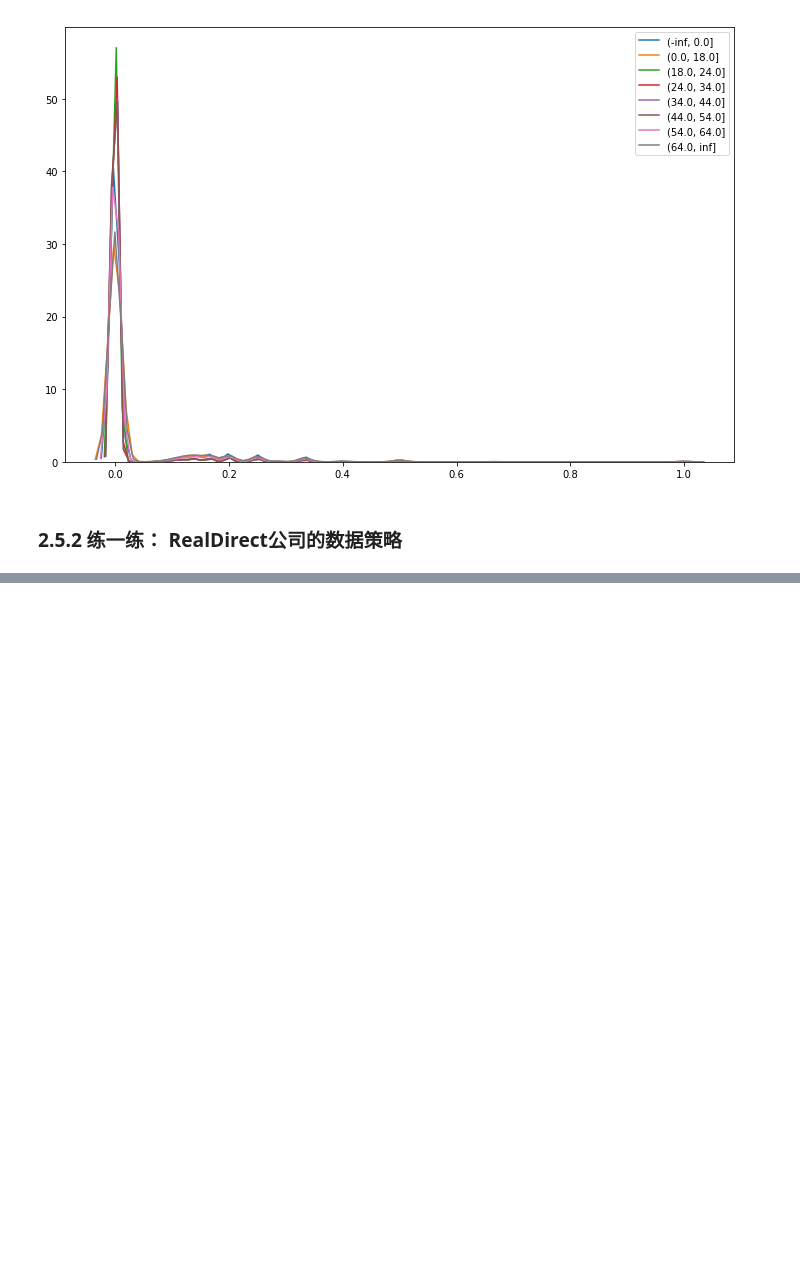
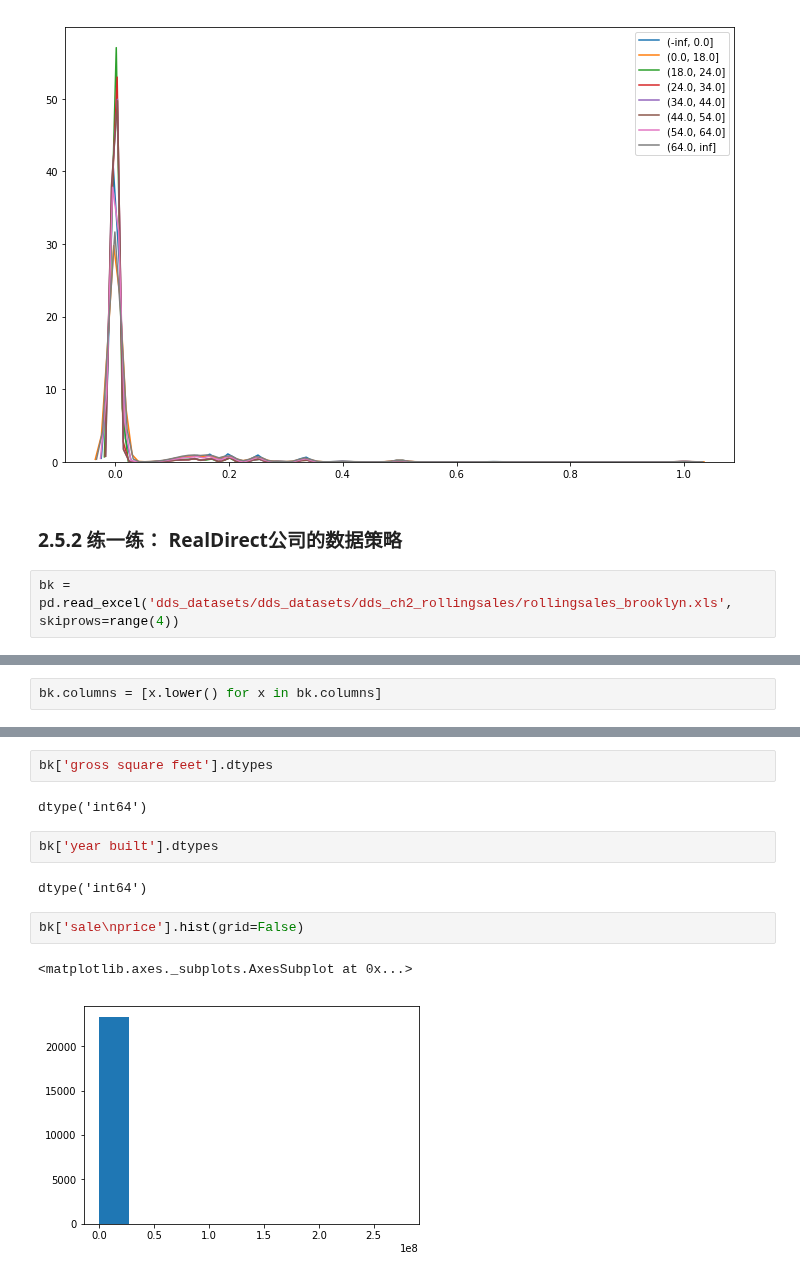
Before and after one commit to rumourcy/DA, a Jupyter notebook: doing-data-science/chapter02.ipynb, the cells around one changed output, grey strips where cells are left out. Saved outputs shown, nothing was run; the diff lists cells and outputs as text; blank space fills up the shorter version.

```diff
--- a/doing-data-science/chapter02.ipynb
+++ b/doing-data-science/chapter02.ipynb
@@ -118,3 +118,5 @@ plt.legend()
 [figure]
 # %% [markdown]
 ### 2.5.2 练一练： RealDirect公司的数据策略
+# %%
+bk = pd.read_excel('dds_datasets/dds_datasets/dds_ch2_rollingsales/rollingsales_brooklyn.xls', skiprows=range(4))
@@ -120,0 +186,2 @@ plt.legend()
+# %%
+bk.columns = [x.lower() for x in bk.columns]
@@ -120,0 +209,13 @@ plt.legend()
+# %%
+bk['gross square feet'].dtypes
+# %% [output]
+dtype('int64')
+# %%
+bk['year built'].dtypes
+# %% [output]
+dtype('int64')
+# %%
+bk['sale\nprice'].hist(grid=False)
+# %% [output]
+<matplotlib.axes._subplots.AxesSubplot at 0x...>
+[figure, added]
```
Also changed, not shown: parts of 10 cells of this notebook.
